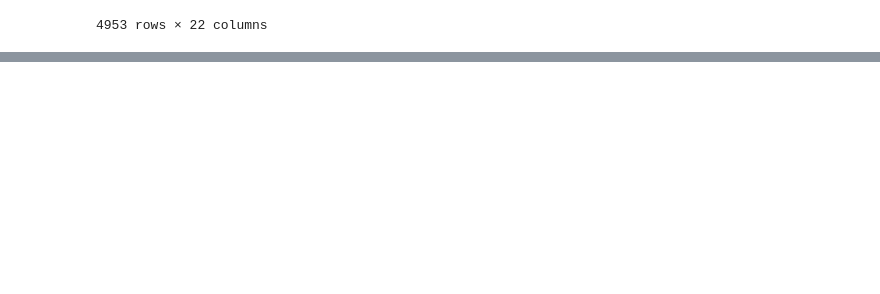
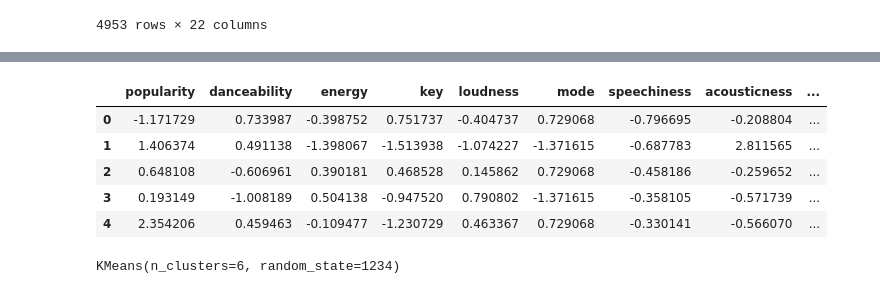
Before and after one commit to CyrielleMary/lab-web-scraping-single-page, a Jupyter notebook: GNOD-Project.ipynb, the cells around one changed output, grey strips where cells are left out. Cells and saved outputs as stored; diff of their text form; code cells hidden in the pictures; blank space fills up the shorter version.

```diff
--- a/GNOD-Project.ipynb
+++ b/GNOD-Project.ipynb
@@ -381,0 +334,2 @@ df_audio_features
+# %%
+df_audio_features['popularity'] = df_audio_features['popularity'].astype(int)
@@ -381,0 +356,17 @@ df_audio_features
+# %%
+X_num = df_audio_features.select_dtypes('number')
+# %%
+X_prep = StandardScaler().fit_transform(X_num)
+pd.DataFrame(X_prep,columns=X_num.columns).head()
+# %% [output]
+|  | popularity | danceability | energy | key | loudness | mode | speechiness | acousticness | ... |
+| 0 | -1.171729 | 0.733987 | -0.398752 | 0.751737 | -0.404737 | 0.729068 | -0.796695 | -0.208804 | ... |
+| 1 | 1.406374 | 0.491138 | -1.398067 | -1.513938 | -1.074227 | -1.371615 | -0.687783 | 2.811565 | ... |
+| 2 | 0.648108 | -0.606961 | 0.390181 | 0.468528 | 0.145862 | 0.729068 | -0.458186 | -0.259652 | ... |
+| 3 | 0.193149 | -1.008189 | 0.504138 | -0.947520 | 0.790802 | -1.371615 | -0.358105 | -0.571739 | ... |
+| 4 | 2.354206 | 0.459463 | -0.109477 | -1.230729 | 0.463367 | 0.729068 | -0.330141 | -0.566070 | ... |
+# %%
+kmeans = KMeans(n_clusters=6, random_state=1234)
+kmeans.fit(X_prep)
+# %% [output]
+KMeans(n_clusters=6, random_state=1234)
```
Also changed, not shown: parts of 20 cells of this notebook.
